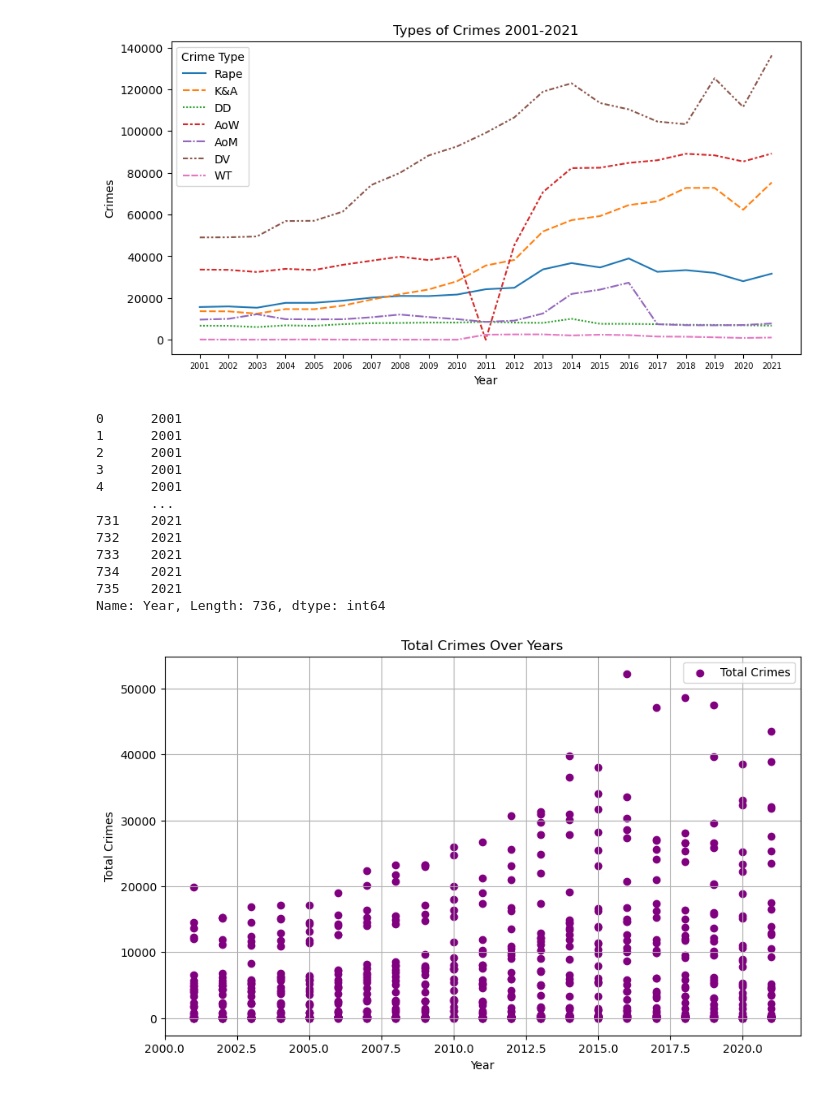
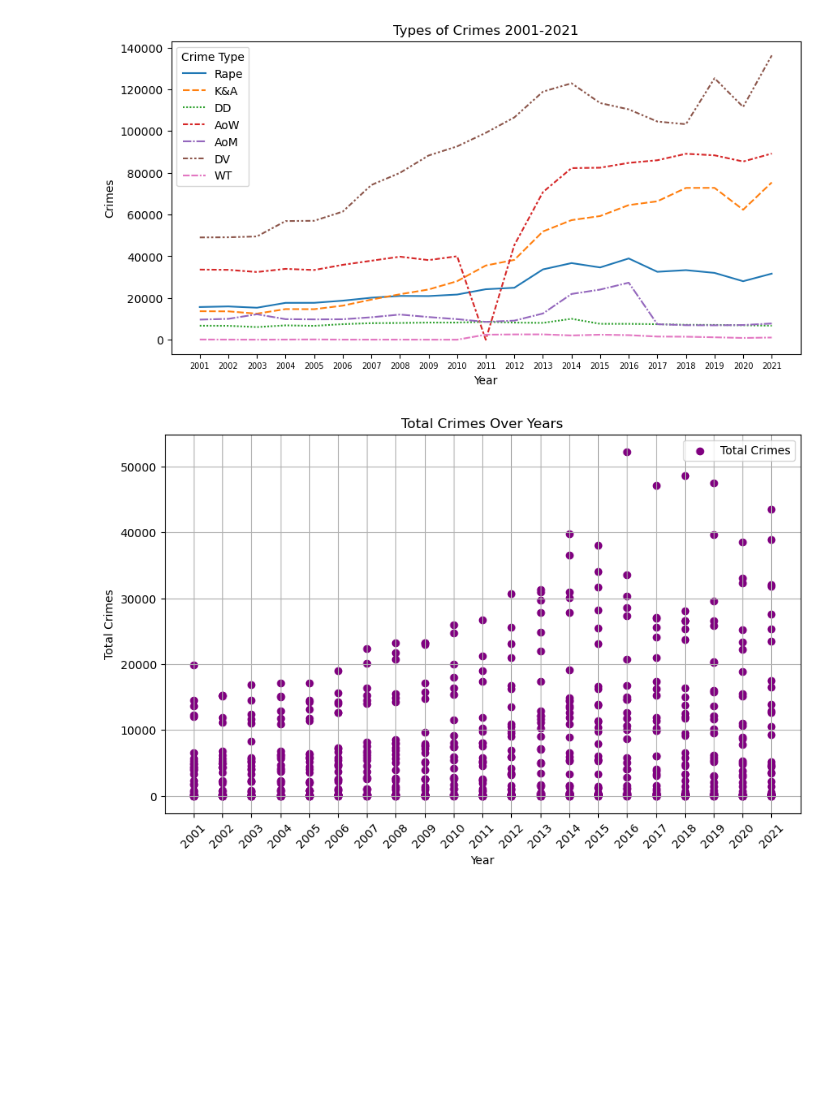
Before and after one commit to sandeepgalipelli/CrimeAgainstWomen, a Jupyter notebook: CrimeAgainstWoman.ipynb, the cells around one changed output. Drawn from its saved outputs; the diff is of its cells as text; code cells hidden in the pictures; blank space fills up the shorter version.

```diff
--- a/CrimeAgainstWoman.ipynb
+++ b/CrimeAgainstWoman.ipynb
@@ -162,29 +156,18 @@ plt.show()
 # %%
 #sum of all crimes
 crimeAw['totalCrimes'] = crimeAw[['Rape','K&A','DD','AoW','AoM','DV','WT']].sum(axis=1)
 plt.figure(figsize=(10, 6))
 plt.scatter(crimeAw['Year'], crimeAw['totalCrimes'], color='purple', label='Total Crimes')
 
 # Adding labels and title
 plt.xlabel('Year')
 plt.ylabel('Total Crimes')
+plt.xticks(year,rotation=45)
 plt.title('Total Crimes Over Years')
 plt.grid(True)
 plt.legend()
 
 # Show the plot
 plt.show()
 # %% [output]
-0      2001
-1      2001
-2      2001
-3      2001
-4      2001
-       ...
-731    2021
-732    2021
-733    2021
-734    2021
-735    2021
-Name: Year, Length: 736, dtype: int64
-[figure, old version]
+[figure, new version]
```
Also changed, not shown: parts of 1 cell of this notebook.
